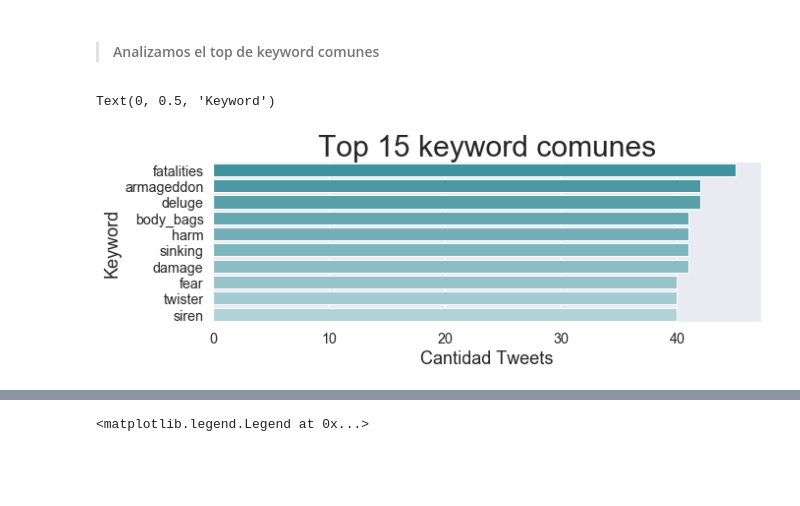
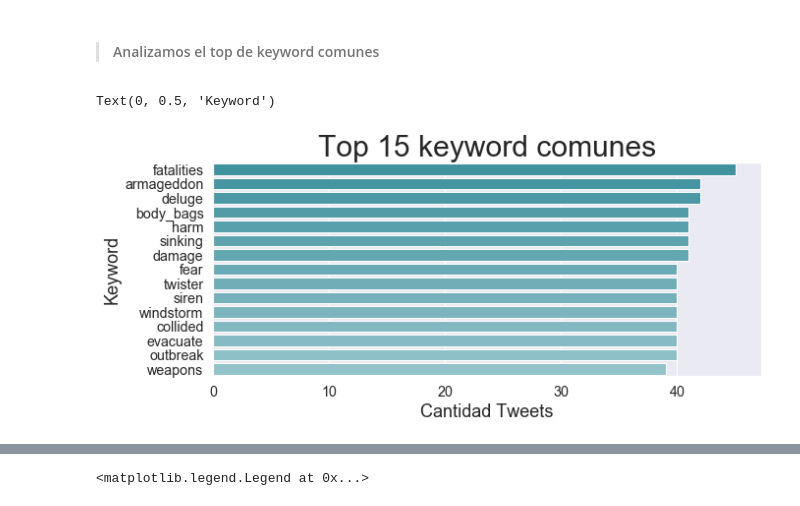
Before and after one commit to freedocx/CovidNPLDisaster, a Jupyter notebook: Arnold/Analysis.ipynb, the cells around one changed output, grey strips where cells are left out. Saved outputs shown, nothing was run; the diff lists cells and outputs as text; code cells hidden in the pictures; blank space fills up the shorter version.

```diff
--- a/Arnold/Analysis.ipynb
+++ b/Arnold/Analysis.ipynb
@@ -195,16 +239,16 @@ dfJoin.shape
 dfJoin['cant_total'] = dfJoin.cant_verdaderos + dfJoin.cant_falsos
 # %%
 #s = dfK.keyword.value_counts()
-p = dfJoin.sort_values(by=['cant_total'], ascending=False).head(10)
+p = dfJoin.sort_values(by=['cant_total'], ascending=False).head(15)
 #p = pd.DataFrame({'keyword': s.index, 'cant': s.values })
 
-plt.figure(figsize=(10, 3))
+plt.figure(figsize=(10, 4))
 sns.set(font_scale = 1.3)
-g = sns.barplot(x='cant_total', y='keyword', data=p, orient="h", palette=sns.light_palette((210, 90, 60), 15, input="husl", reverse=True))
+g = sns.barplot(x='cant_total', y='keyword', data=p, orient="h", palette=sns.light_palette((210, 90, 60), 30, input="husl", reverse=True))
 g.set_title("Top 15 keyword comunes", fontsize=30)
 g.set_xlabel("Cantidad Tweets", fontsize=18)
 g.set_ylabel("Keyword", fontsize=18)
 #show_values_on_bars(g, "h")
 # %% [output]
 Text(0, 0.5, 'Keyword')
-[figure, old version]
+[figure, new version]
```
Also changed, not shown: parts of 8 cells of this notebook.
